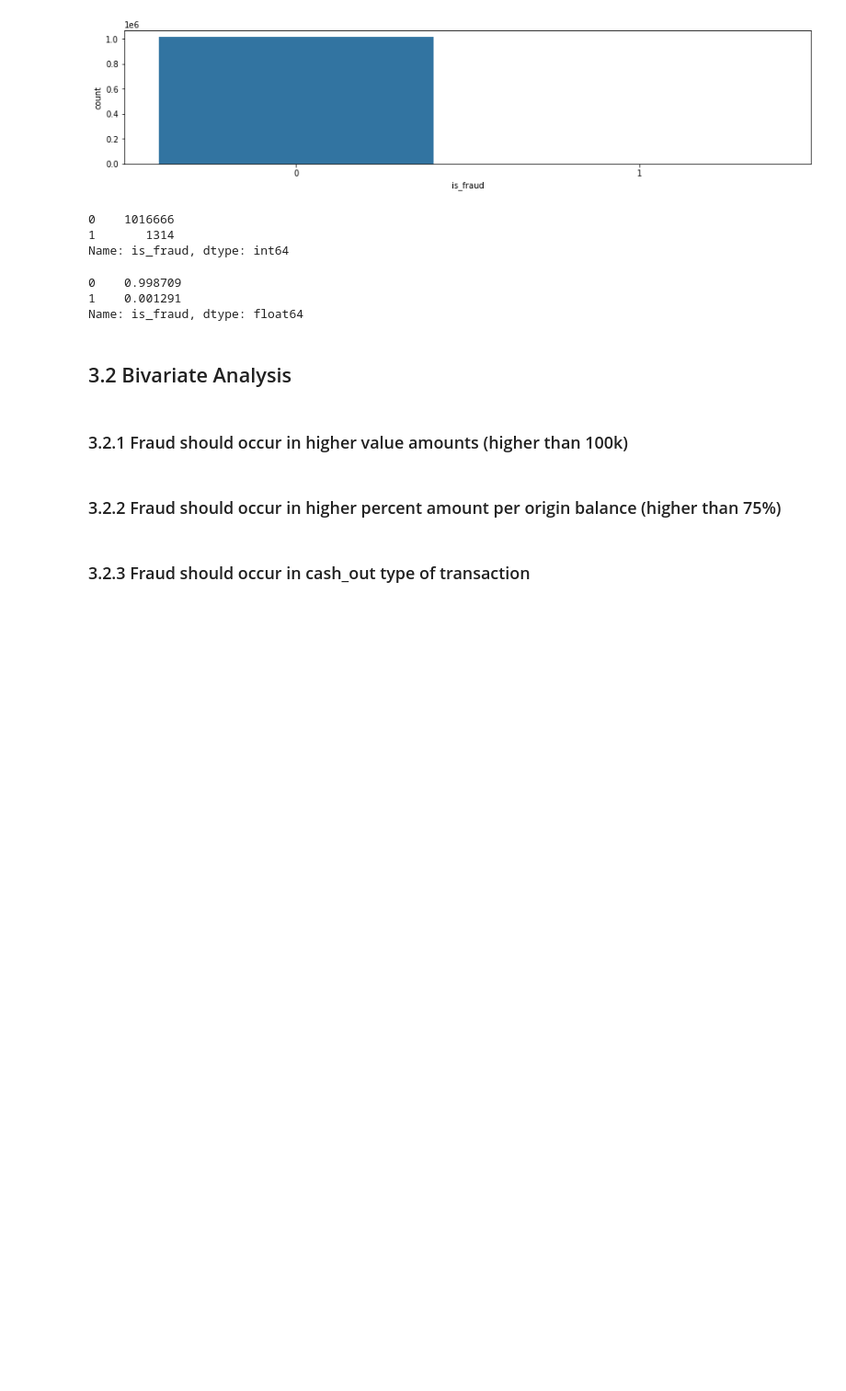
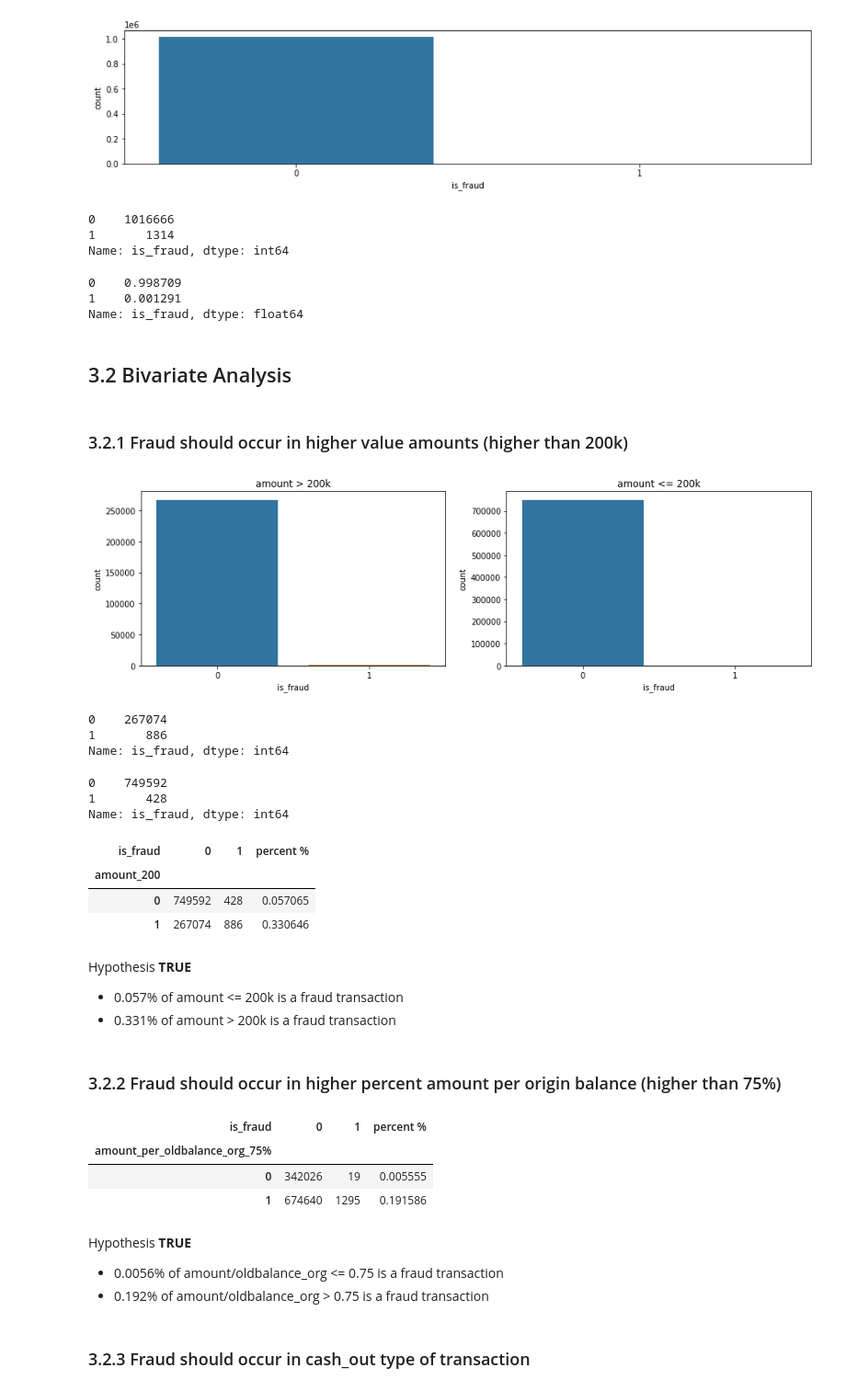
Before and after one commit to LessioGuilherme/pa002_block_fraud_company, a Jupyter notebook: notebooks/pa002_block_fraud_company_sprint01.ipynb, the cells around one changed output. Shown at 92% size. Saved outputs shown, nothing was run; the diff lists cells and outputs as text; code cells hidden in the pictures; blank space fills up the shorter version.

```diff
--- a/notebooks/pa002_block_fraud_company_sprint01.ipynb
+++ b/notebooks/pa002_block_fraud_company_sprint01.ipynb
@@ -804,8 +833,62 @@ Name: is_fraud, dtype: float64
 # %% [markdown]
 ## 3.2 Bivariate Analysis
 # %% [markdown]
-### 3.2.1 Fraud should occur in higher value amounts (higher than 100k)
+### 3.2.1 Fraud should occur in higher value amounts (higher than 200k)
+# %%
+aux1 = df3[df3['amount']>2e5][['step','is_fraud']]
+aux2 = df3[df3['amount']<=2e5][['step','is_fraud']]
+
+fig, axs = plt.subplots(ncols= 2, figsize = (15,4))
+sns.countplot(aux1['is_fraud'], ax=axs[0]).set_title('amount > 200k')
+sns.countplot(aux2['is_fraud'], ax=axs[1]).set_title('amount <= 200k');
+# %% [output]
+[figure, added]
+# %%
+aux1['is_fraud'].value_counts()
+# %% [output]
+0    267074
+1       886
+Name: is_fraud, dtype: int64
+# %%
+aux2['is_fraud'].value_counts()
+# %% [output]
+0    749592
+1       428
+Name: is_fraud, dtype: int64
+# %%
+aux3 = df3[['amount','is_fraud']]
+aux3['amount_200'] = aux3['amount'].apply(lambda x: 1 if x > 2e5 else 0)
+aux3 = pd.crosstab(aux3['amount_200'], aux3['is_fraud'])
+aux3['percent %'] = aux3[1]*100/(aux3[1]+aux3[0])
+aux3
+# %% [output]
+| is_fraud | 0 | 1 | percent % |
+| amount_200 |  |  |  |
+| 0 | 749592 | 428 | 0.057065 |
+| 1 | 267074 | 886 | 0.330646 |
+# %% [markdown]
+Hypothesis **TRUE**
+- 0.057% of amount <= 200k is a fraud transaction
+- 0.331% of amount > 200k is a fraud transaction
 # %% [markdown]
 ### 3.2.2 Fraud should occur in higher percent amount per origin balance (higher than 75%)
+# %%
+aux4 = df3.copy()
+aux4['amount_per_oldbalance_org'] = aux4['amount']/aux4['oldbalance_org']
+aux4 = aux4[['amount_per_oldbalance_org', 'is_fraud', 'merchant_dest']]
+
+aux4['amount_per_oldbalance_org_75%'] = aux4['amount_per_oldbalance_org'].apply(lambda x: 1 if x > 0.75 else 0)
+aux4 = pd.crosstab(aux4['amount_per_oldbalance_org_75%'], aux4['is_fraud'])
+aux4['percent %'] = aux4[1]*100/(aux4[1]+aux4[0])
+aux4
+# %% [output]
+| is_fraud | 0 | 1 | percent % |
+| amount_per_oldbalance_org_75% |  |  |  |
+| 0 | 342026 | 19 | 0.005555 |
+| 1 | 674640 | 1295 | 0.191586 |
+# %% [markdown]
+Hypothesis **TRUE**
+- 0.0056% of amount/oldbalance_org <= 0.75 is a fraud transaction
+- 0.192% of amount/oldbalance_org > 0.75 is a fraud transaction
 # %% [markdown]
 ### 3.2.3 Fraud should occur in cash_out type of transaction
```
Also changed, not shown: parts of 46 cells of this notebook.
